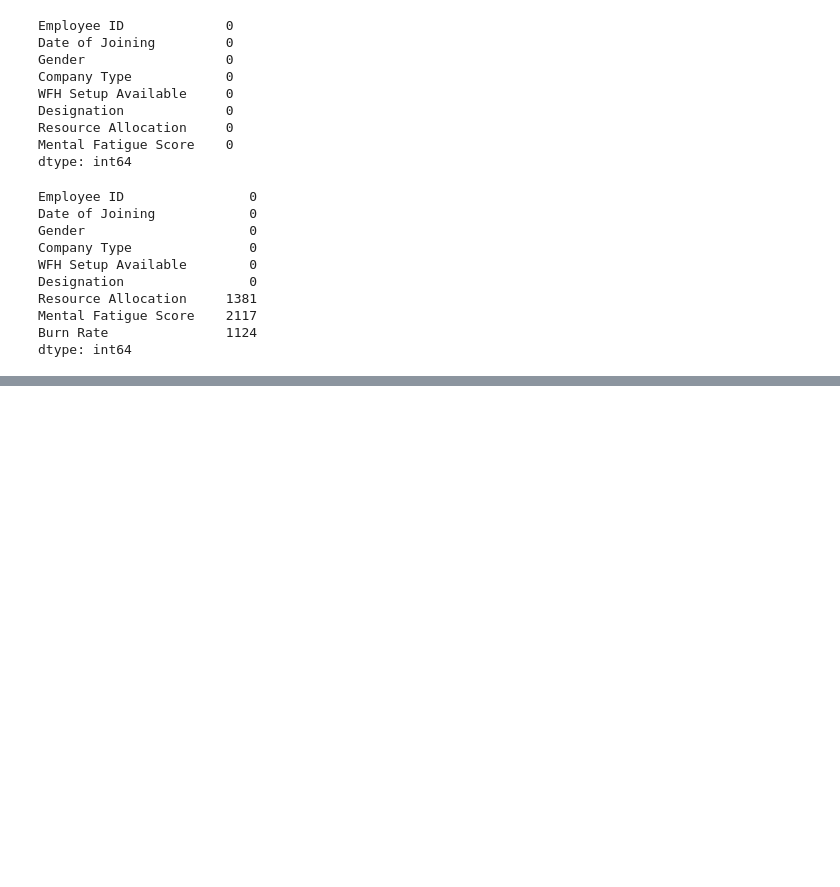
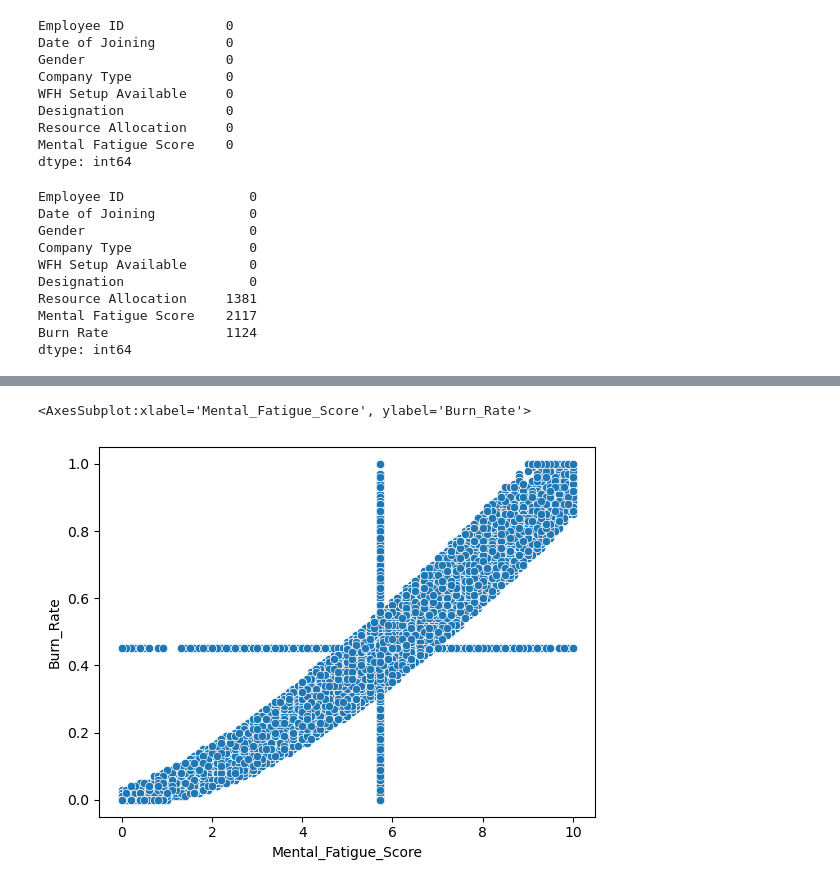
Before and after one commit to Loba06/Employee-Burnout, a Jupyter notebook: Employee Burnout.ipynb, the cells around one changed output, grey strips where cells are left out. Saved outputs shown, nothing was run; the diff lists cells and outputs as text; code cells hidden in the pictures; blank space fills up the shorter version.

```diff
--- a/Employee Burnout.ipynb
+++ b/Employee Burnout.ipynb
@@ -124,0 +268,5 @@ wfh_available = pd.get_dummies(train["WFH Setup Available"], drop_first=True)
+# %%
+sns.scatterplot(x='Mental_Fatigue_Score',y='Burn_Rate', data=bo2)
+# %% [output]
+<AxesSubplot:xlabel='Mental_Fatigue_Score', ylabel='Burn_Rate'>
+[figure, added]
```
Also changed, not shown: parts of 31 cells of this notebook.
